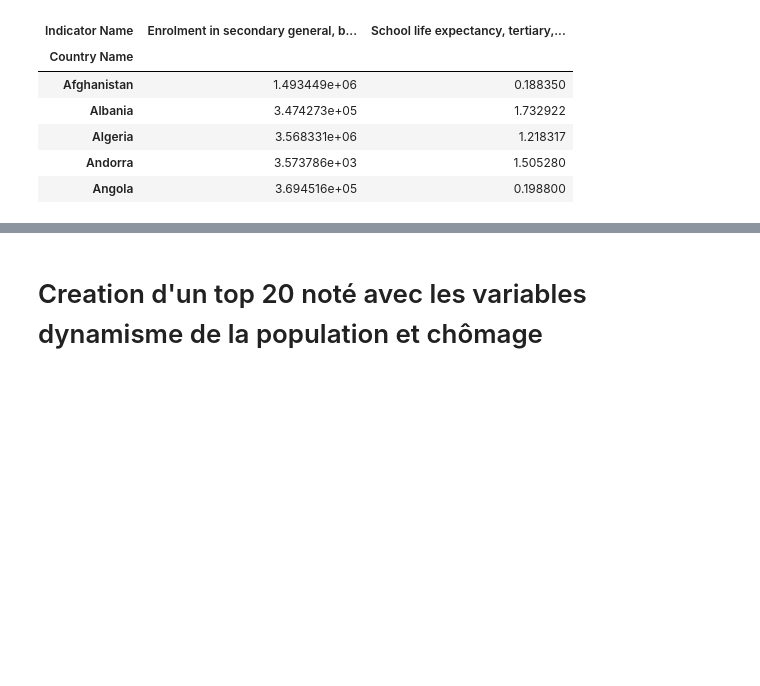
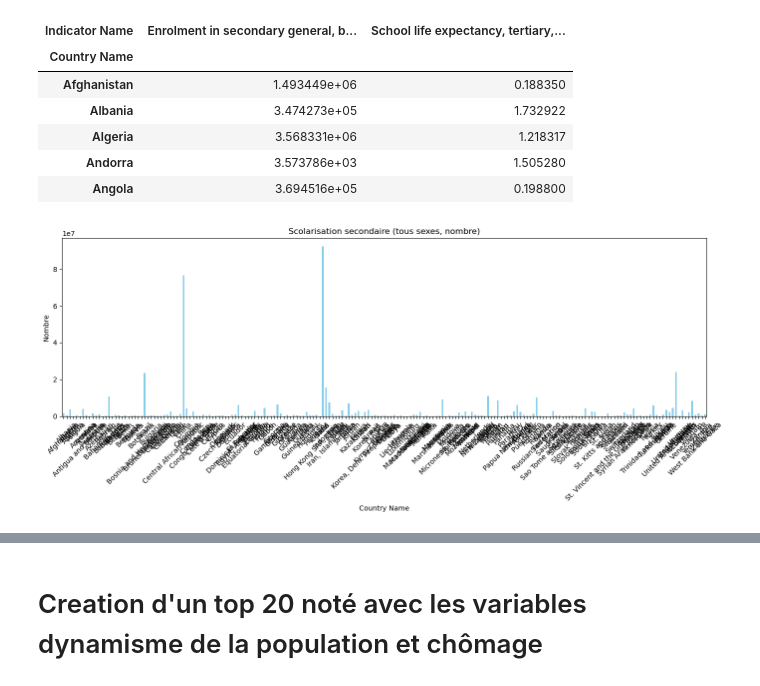
Before and after one commit to Thomas-Auvin/Projet2, a Jupyter notebook: Projet-2.ipynb, the cells around one changed output, grey strips where cells are left out. Drawn from its saved outputs; the diff is of its cells as text; code cells hidden in the pictures; blank space fills up the shorter version.

Commit message:
Correction de la version finale avec ajout graphiques

```diff
--- a/Projet-2.ipynb
+++ b/Projet-2.ipynb
@@ -994,3 +994,17 @@ Pivot_table_colonnes_principales.head()
 | Algeria | 3.568331e+06 | 1.218317 |
 | Andorra | 3.573786e+03 | 1.505280 |
 | Angola | 3.694516e+05 | 0.198800 |
+# %%
+plt.figure(figsize=(14, 6))
+
+Pivot_table_colonnes_principales[
+    "Enrolment in secondary general, both sexes (number)"
+].plot(kind='bar', color='skyblue')
+plt.title("Scolarisation secondaire (tous sexes, nombre)")
+plt.ylabel("Nombre")
+plt.xticks(rotation=45)
+
+plt.tight_layout()
+plt.show()
+# %% [output]
+[figure, added]
```
Also changed, not shown: parts of 1 cell of this notebook.
